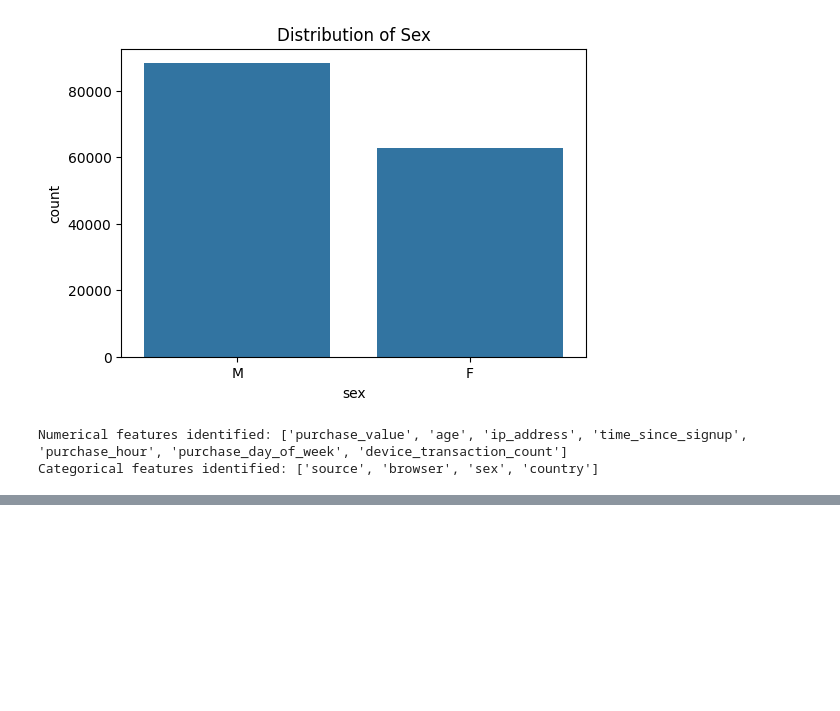
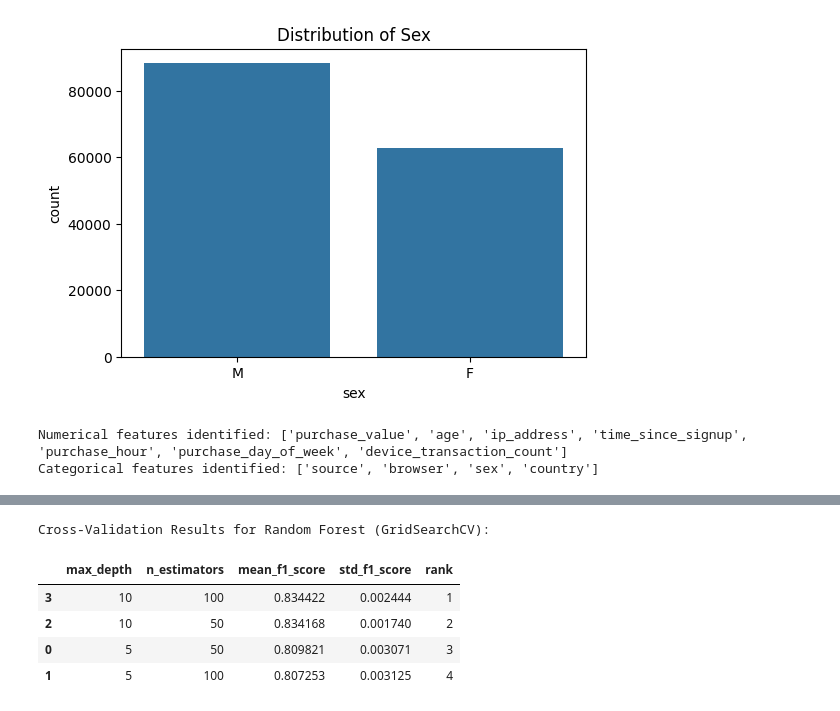
Before and after one commit to kal-endale/Fraud_detection, a Jupyter notebook: notebooks/task-1.ipynb, the cells around one changed output, grey strips where cells are left out. Cells and saved outputs as stored; diff of their text form; code cells hidden in the pictures; blank space fills up the shorter version.

```diff
--- a/notebooks/task-1.ipynb
+++ b/notebooks/task-1.ipynb
@@ -422,0 +694,17 @@ print("Shape of y_cc_train_resampled:", y_cc_train_resampled.shape)
+# %%
+# Display full cross-validation results for the Random Forest model
+# This includes the mean and std of the F1-score across folds for each parameter combination
+
+print("Cross-Validation Results for Random Forest (GridSearchCV):")
+results_df = pd.DataFrame(grid_search.cv_results_)
+# Select relevant columns for reporting
+results_df = results_df[['param_max_depth', 'param_n_estimators', 'mean_test_score', 'std_test_score', 'rank_test_score']]
+results_df.columns = ['max_depth', 'n_estimators', 'mean_f1_score', 'std_f1_score', 'rank']
+display(results_df.sort_values(by='rank'))
+# %% [output]
+Cross-Validation Results for Random Forest (GridSearchCV):
+|  | max_depth | n_estimators | mean_f1_score | std_f1_score | rank |
+| 3 | 10 | 100 | 0.834422 | 0.002444 | 1 |
+| 2 | 10 | 50 | 0.834168 | 0.001740 | 2 |
+| 0 | 5 | 50 | 0.809821 | 0.003071 | 3 |
+| 1 | 5 | 100 | 0.807253 | 0.003125 | 4 |
```
Also changed, not shown: parts of 15 cells of this notebook.
